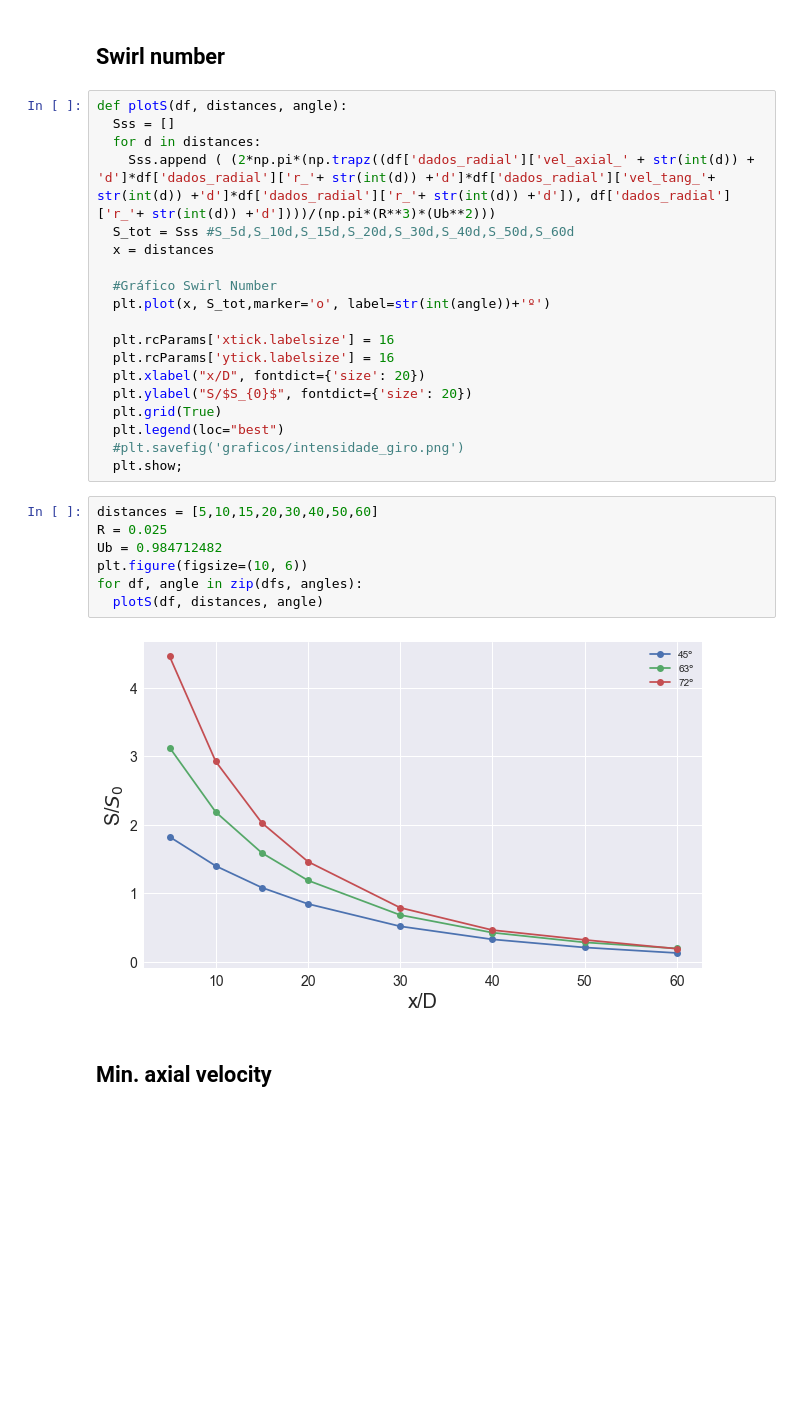
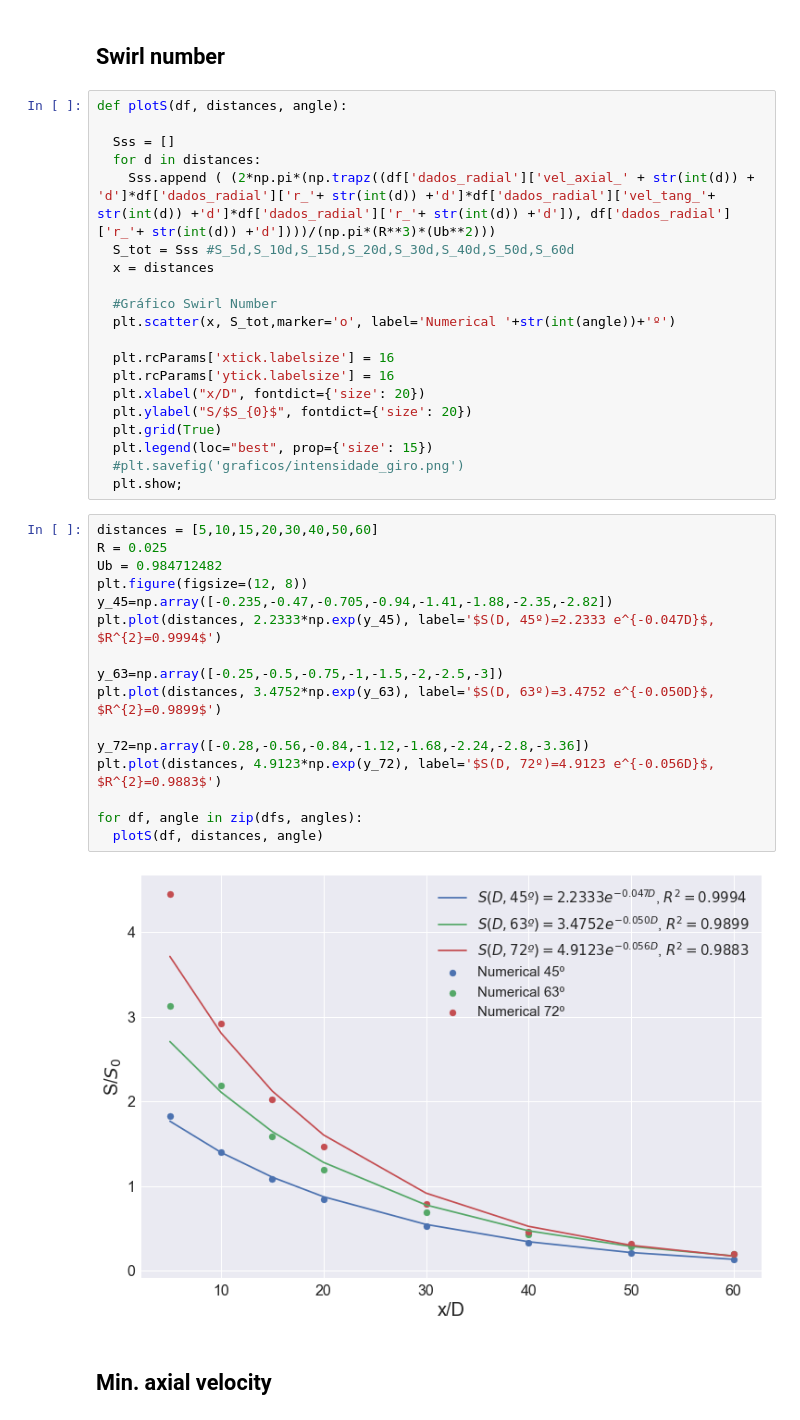
Before and after one commit to rodrigo-cabral-lab/mestrado, a Jupyter notebook: results_tail/analysis_results_swirling_flow_v2.ipynb, the cells around one changed output. Cells and saved outputs as stored; diff of their text form; blank space fills up the shorter version.

```diff
--- a/results_tail/analysis_results_swirling_flow_v2.ipynb
+++ b/results_tail/analysis_results_swirling_flow_v2.ipynb
@@ -56,6 +64,7 @@ plt.savefig('graficos_v2/veltang_radial.png')
 ## Swirl number
 # %%
 def plotS(df, distances, angle):
+
   Sss = []
   for d in distances:
     Sss.append ( (2*np.pi*(np.trapz((df['dados_radial']['vel_axial_' + str(int(d)) + 'd']*df['dados_radial']['r_'+ str(int(d)) +'d']*df['dados_radial']['vel_tang_'+ str(int(d)) +'d']*df['dados_radial']['r_'+ str(int(d)) +'d']), df['dados_radial']['r_'+ str(int(d)) +'d'])))/(np.pi*(R**3)*(Ub**2)))
@@ -63,25 +72,34 @@ def plotS(df, distances, angle):
   x = distances
 
   #Gráfico Swirl Number
-  plt.plot(x, S_tot,marker='o', label=str(int(angle))+'º')
+  plt.scatter(x, S_tot,marker='o', label='Numerical '+str(int(angle))+'º')
 
   plt.rcParams['xtick.labelsize'] = 16
   plt.rcParams['ytick.labelsize'] = 16
   plt.xlabel("x/D", fontdict={'size': 20})
   plt.ylabel("S/$S_{0}$", fontdict={'size': 20})
   plt.grid(True)
-  plt.legend(loc="best")
+  plt.legend(loc="best", prop={'size': 15})
   #plt.savefig('graficos/intensidade_giro.png')
   plt.show;
 # %%
 distances = [5,10,15,20,30,40,50,60]
 R = 0.025
 Ub = 0.984712482
-plt.figure(figsize=(10, 6))
+plt.figure(figsize=(12, 8))
+y_45=np.array([-0.235,-0.47,-0.705,-0.94,-1.41,-1.88,-2.35,-2.82])
+plt.plot(distances, 2.2333*np.exp(y_45), label='$S(D, 45º)=2.2333 e^{-0.047D}$, $R^{2}=0.9994$')
+
+y_63=np.array([-0.25,-0.5,-0.75,-1,-1.5,-2,-2.5,-3])
+plt.plot(distances, 3.4752*np.exp(y_63), label='$S(D, 63º)=3.4752 e^{-0.050D}$, $R^{2}=0.9899$')
+
+y_72=np.array([-0.28,-0.56,-0.84,-1.12,-1.68,-2.24,-2.8,-3.36])
+plt.plot(distances, 4.9123*np.exp(y_72), label='$S(D, 72º)=4.9123 e^{-0.056D}$, $R^{2}=0.9883$')
+
 for df, angle in zip(dfs, angles):
   plotS(df, distances, angle)
 # %% [output]
-[figure, old version]
+[figure, new version]
 # %% [markdown]
 ## Min. axial velocity
 # %%
```
Also changed, not shown: parts of 55 cells of this notebook, 20 other files.
